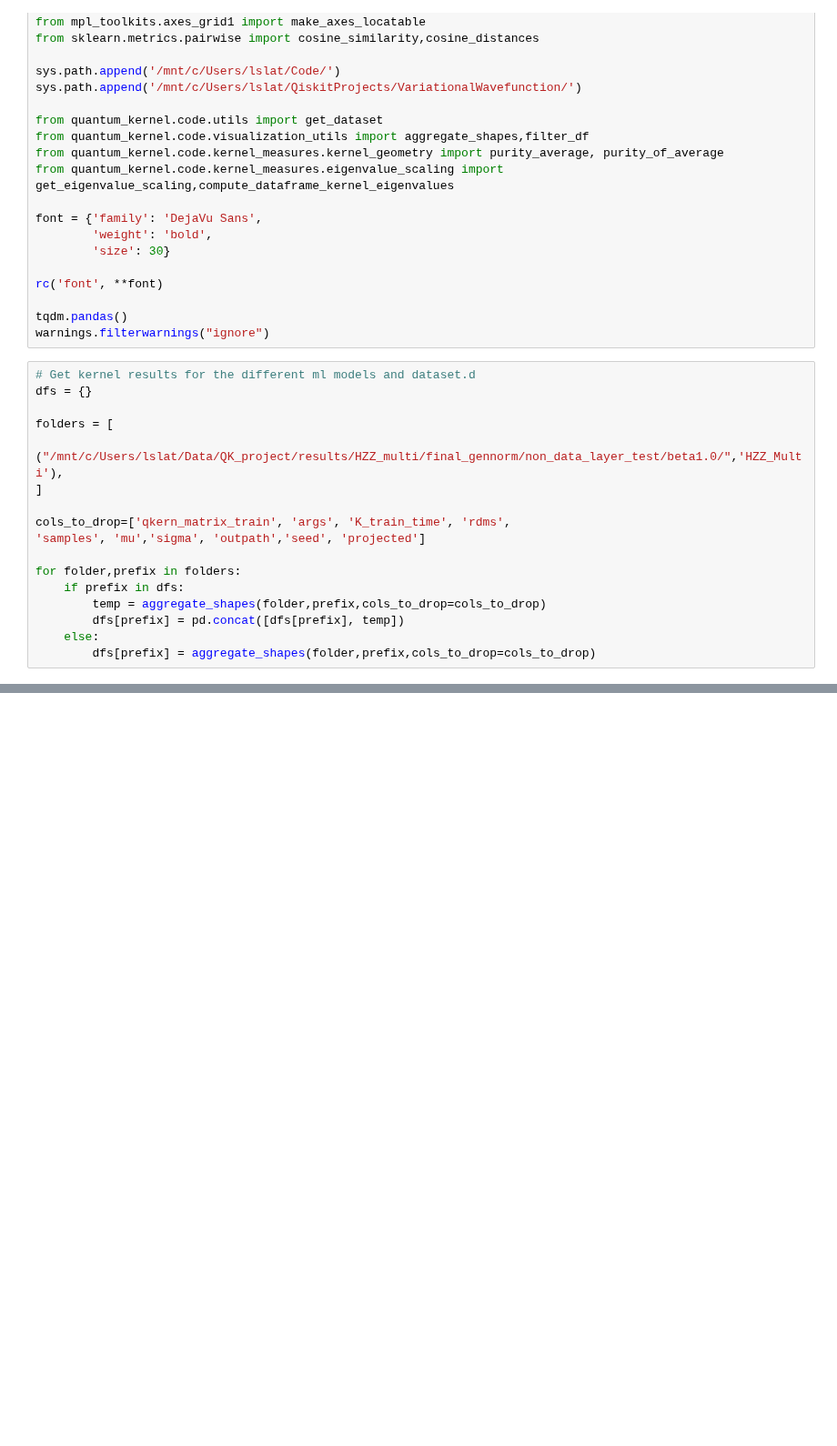
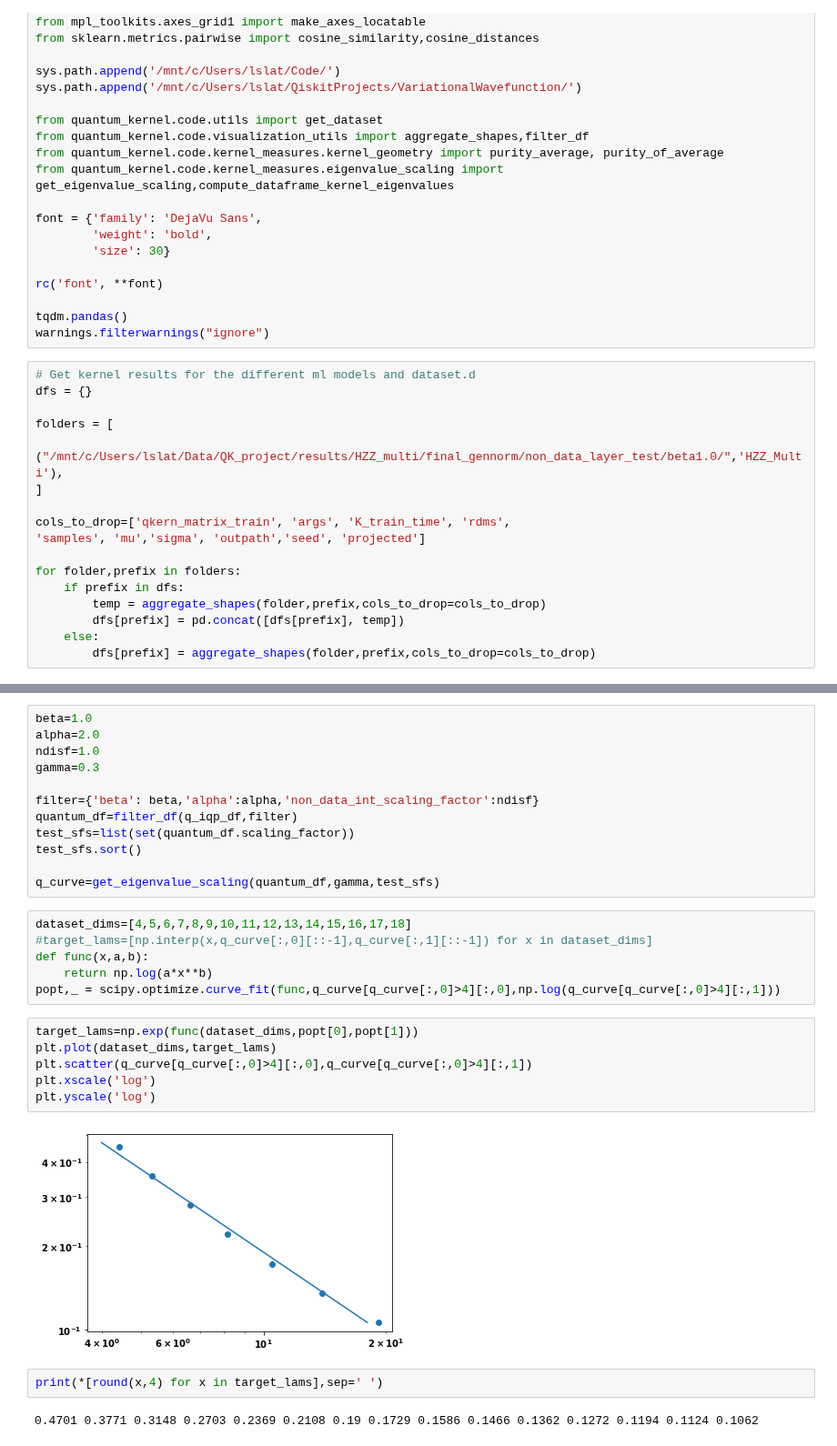
Before and after one commit to lslattery11/quantum_kernel, a Jupyter notebook: notebooks/data_visualization/non_data_layer_test_decay.ipynb, the cells around one changed output, grey strips where cells are left out. Shown at 91% size. Drawn from its saved outputs; the diff is of its cells as text; blank space fills up the shorter version.

```diff
--- a/notebooks/data_visualization/non_data_layer_test_decay.ipynb
+++ b/notebooks/data_visualization/non_data_layer_test_decay.ipynb
@@ -56,0 +157,30 @@ for folder,prefix in folders:
+# %%
+beta=1.0
+alpha=2.0
+ndisf=1.0
+gamma=0.3
+
+filter={'beta': beta,'alpha':alpha,'non_data_int_scaling_factor':ndisf}
+quantum_df=filter_df(q_iqp_df,filter)
+test_sfs=list(set(quantum_df.scaling_factor))
+test_sfs.sort()
+
+q_curve=get_eigenvalue_scaling(quantum_df,gamma,test_sfs)
+# %%
+dataset_dims=[4,5,6,7,8,9,10,11,12,13,14,15,16,17,18]
+#target_lams=[np.interp(x,q_curve[:,0][::-1],q_curve[:,1][::-1]) for x in dataset_dims]
+def func(x,a,b):
+    return np.log(a*x**b)
+popt,_ = scipy.optimize.curve_fit(func,q_curve[q_curve[:,0]>4][:,0],np.log(q_curve[q_curve[:,0]>4][:,1]))
+# %%
+target_lams=np.exp(func(dataset_dims,popt[0],popt[1]))
+plt.plot(dataset_dims,target_lams)
+plt.scatter(q_curve[q_curve[:,0]>4][:,0],q_curve[q_curve[:,0]>4][:,1])
+plt.xscale('log')
+plt.yscale('log')
+# %% [output]
+[figure, added]
+# %%
+print(*[round(x,4) for x in target_lams],sep=' ')
+# %% [output]
+0.4701 0.3771 0.3148 0.2703 0.2369 0.2108 0.19 0.1729 0.1586 0.1466 0.1362 0.1272 0.1194 0.1124 0.1062
```
Also changed, not shown: parts of 6 cells of this notebook, 7 other files.
